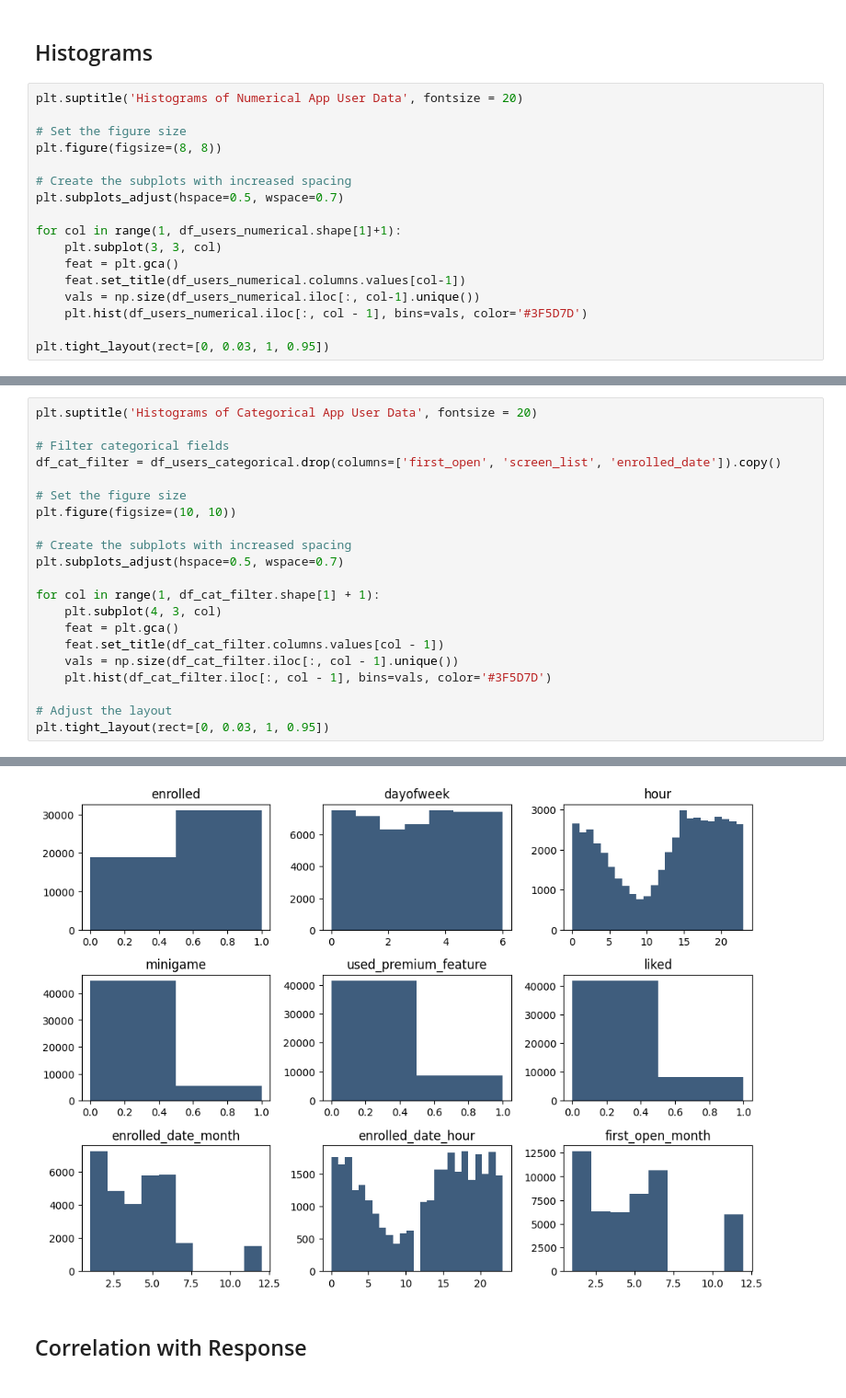
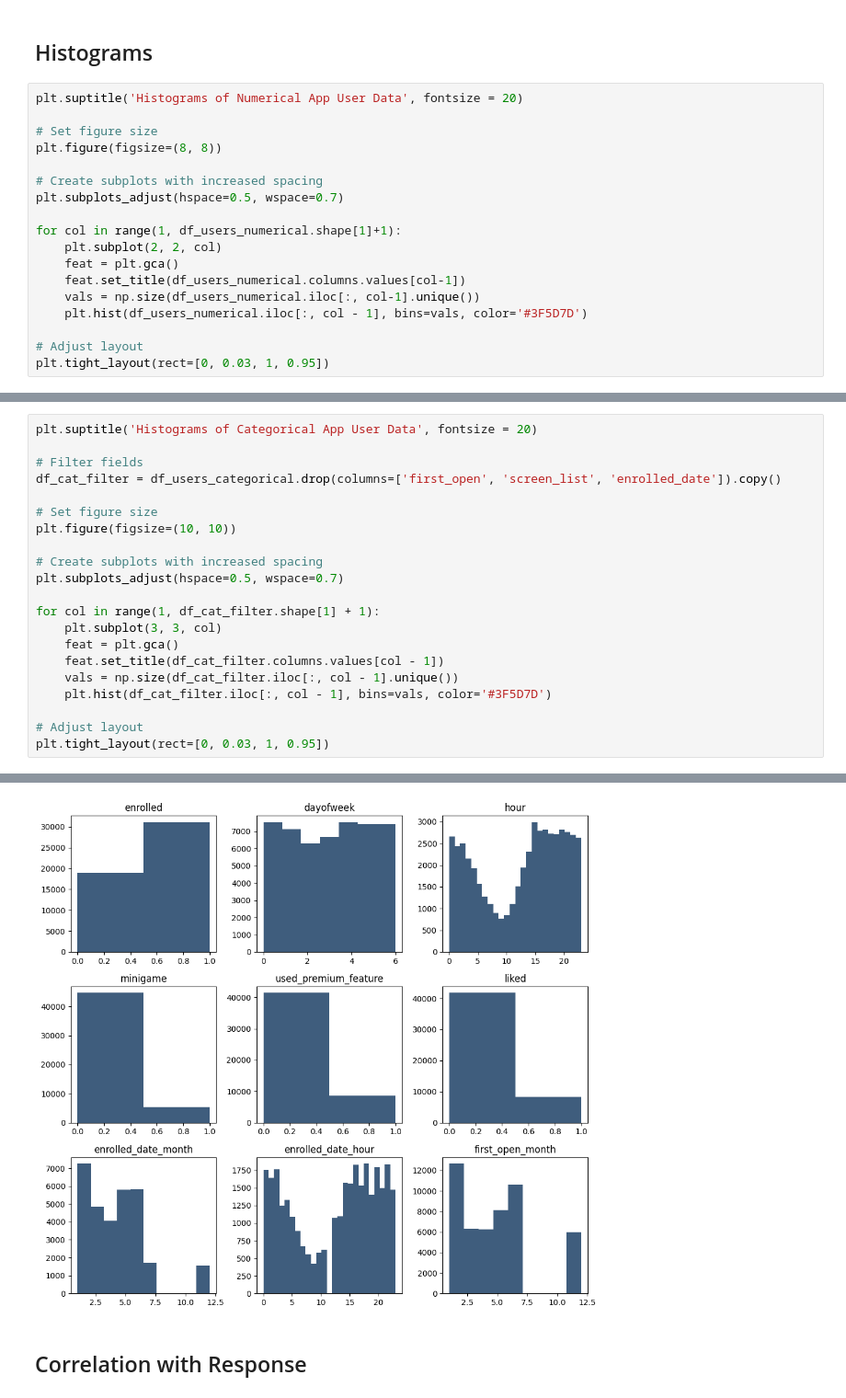
Before and after one commit to c-grigsby/ml-fintech-case-studies, a Jupyter notebook: directing-user-subscriptions/notebooks/directing-user-subscriptions_eda.ipynb, the cells around one changed output, grey strips where cells are left out. Shown: that part at 92% size. Drawn from its saved outputs; the diff is of its cells as text.

```diff
--- a/directing-user-subscriptions/notebooks/directing-user-subscriptions_eda.ipynb
+++ b/directing-user-subscriptions/notebooks/directing-user-subscriptions_eda.ipynb
@@ -177,19 +176,20 @@ pd.reset_option('display.max_colwidth')
 # %%
 plt.suptitle('Histograms of Numerical App User Data', fontsize = 20)
 
-# Set the figure size
+# Set figure size
 plt.figure(figsize=(8, 8))
 
-# Create the subplots with increased spacing
+# Create subplots with increased spacing
 plt.subplots_adjust(hspace=0.5, wspace=0.7)
 
 for col in range(1, df_users_numerical.shape[1]+1):
-    plt.subplot(3, 3, col)
+    plt.subplot(2, 2, col)
     feat = plt.gca()
     feat.set_title(df_users_numerical.columns.values[col-1])
     vals = np.size(df_users_numerical.iloc[:, col-1].unique())
     plt.hist(df_users_numerical.iloc[:, col - 1], bins=vals, color='#3F5D7D')
 
+# Adjust layout
 plt.tight_layout(rect=[0, 0.03, 1, 0.95])
 # %% [output]
 <Figure size 640x480 with 0 Axes>
@@ -197,27 +197,27 @@ plt.tight_layout(rect=[0, 0.03, 1, 0.95])
 # %%
 plt.suptitle('Histograms of Categorical App User Data', fontsize = 20)
 
-# Filter categorical fields
+# Filter fields
 df_cat_filter = df_users_categorical.drop(columns=['first_open', 'screen_list', 'enrolled_date']).copy()
 
-# Set the figure size
+# Set figure size
 plt.figure(figsize=(10, 10))
 
-# Create the subplots with increased spacing
+# Create subplots with increased spacing
 plt.subplots_adjust(hspace=0.5, wspace=0.7)
 
 for col in range(1, df_cat_filter.shape[1] + 1):
-    plt.subplot(4, 3, col)
+    plt.subplot(3, 3, col)
     feat = plt.gca()
     feat.set_title(df_cat_filter.columns.values[col - 1])
     vals = np.size(df_cat_filter.iloc[:, col - 1].unique())
     plt.hist(df_cat_filter.iloc[:, col - 1], bins=vals, color='#3F5D7D')
 
-# Adjust the layout
+# Adjust layout
 plt.tight_layout(rect=[0, 0.03, 1, 0.95])
 # %% [output]
 <Figure size 640x480 with 0 Axes>
-[figure, old version]
+[figure, new version]
 # %% [markdown]
 ## Correlation with Response
 # %%
```
Also changed, not shown: parts of 13 cells of this notebook, 1 other file.
